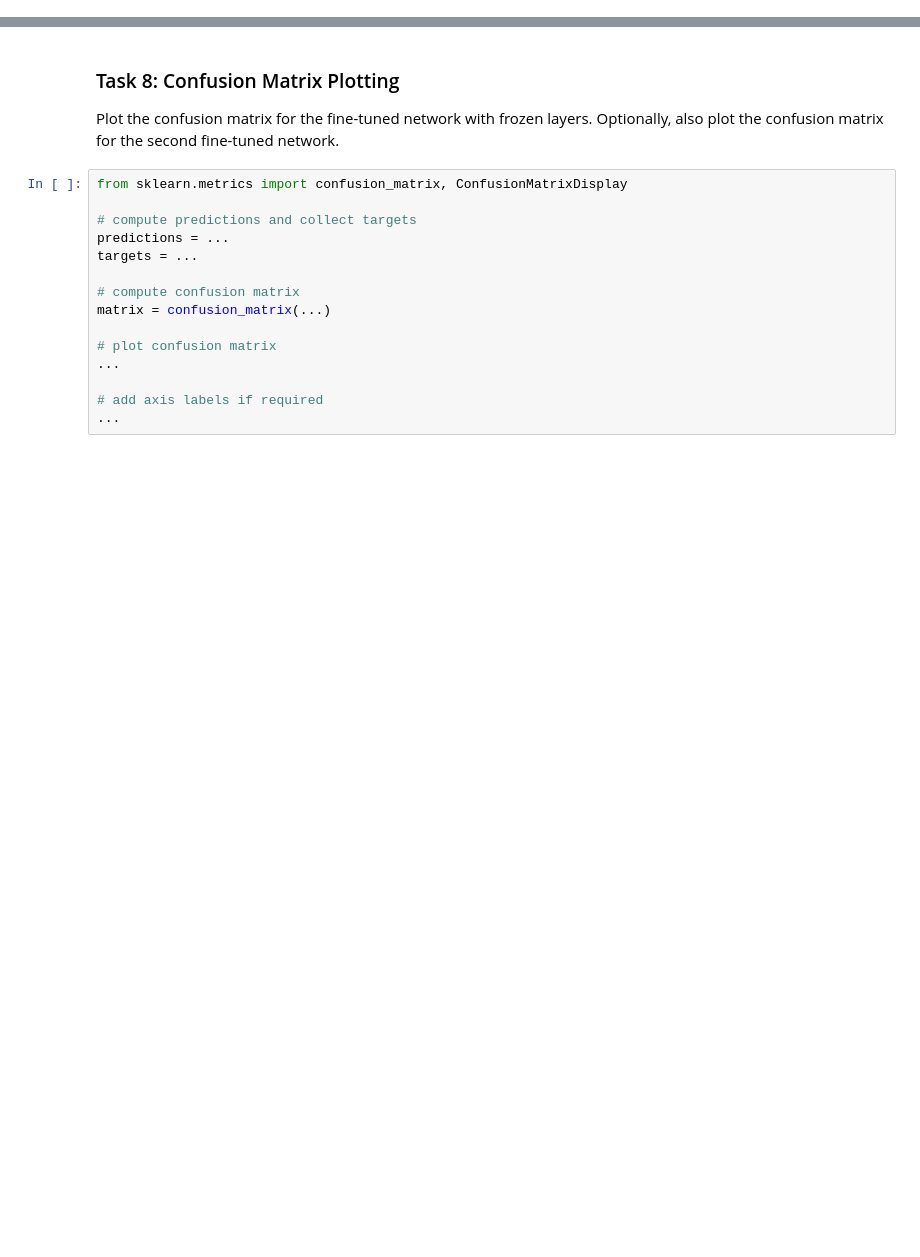
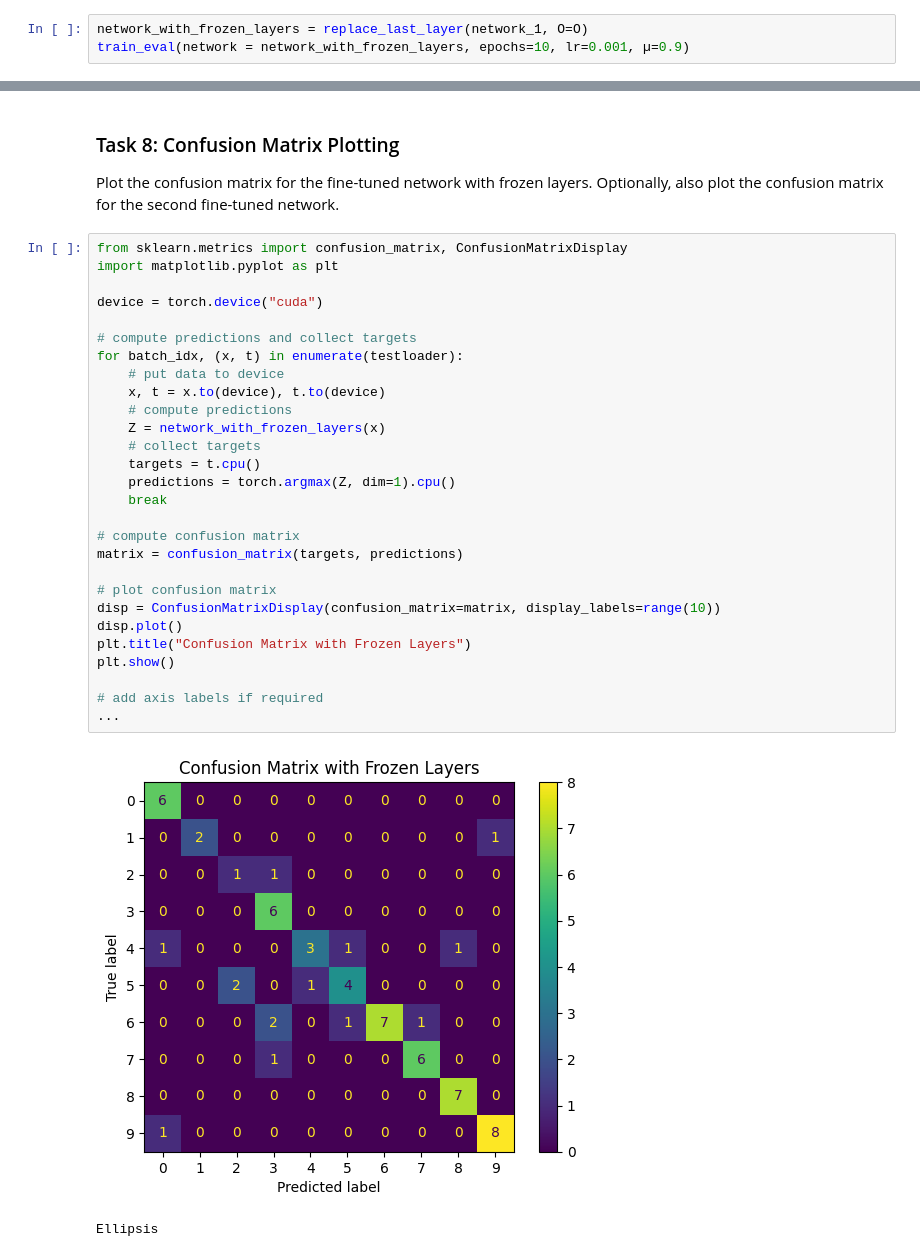
Before and after one commit to danielbarco/deeplearning, a Jupyter notebook: DL-Assignment07.ipynb, the cells around one changed output, grey strips where cells are left out. Saved outputs shown, nothing was run; the diff lists cells and outputs as text; blank space fills up the shorter version.

```diff
--- a/DL-Assignment07.ipynb
+++ b/DL-Assignment07.ipynb
@@ -164,0 +242,3 @@ train_eval(...)
+# %%
+network_with_frozen_layers = replace_last_layer(network_1, O=O)
+train_eval(network = network_with_frozen_layers, epochs=10, lr=0.001, µ=0.9)
@@ -191,18 +278,34 @@ Note:
 
 Plot the confusion matrix for the fine-tuned network with frozen layers.
 Optionally, also plot the confusion matrix for the second fine-tuned network.
-# %%
-from sklearn.metrics import confusion_matrix, ConfusionMatrixDisplay
-
-# compute predictions and collect targets
-predictions = ...
-targets = ...
-
-# compute confusion matrix
-matrix = confusion_matrix(...)
-
-# plot confusion matrix
-...
-
-# add axis labels if required
-...
+# %%
+from sklearn.metrics import confusion_matrix, ConfusionMatrixDisplay
+import matplotlib.pyplot as plt
+
+device = torch.device("cuda")
+
+# compute predictions and collect targets
+for batch_idx, (x, t) in enumerate(testloader):
+    # put data to device
+    x, t = x.to(device), t.to(device)
+    # compute predictions
+    Z = network_with_frozen_layers(x)
+    # collect targets
+    targets = t.cpu()
+    predictions = torch.argmax(Z, dim=1).cpu()
+    break
+
+# compute confusion matrix
+matrix = confusion_matrix(targets, predictions)
+
+# plot confusion matrix
+disp = ConfusionMatrixDisplay(confusion_matrix=matrix, display_labels=range(10))
+disp.plot()
+plt.title("Confusion Matrix with Frozen Layers")
+plt.show()
+
+# add axis labels if required
+...
+# %% [output]
+[figure, added]
+Ellipsis
```
Also changed, not shown: parts of 14 cells of this notebook, 1 other file.
